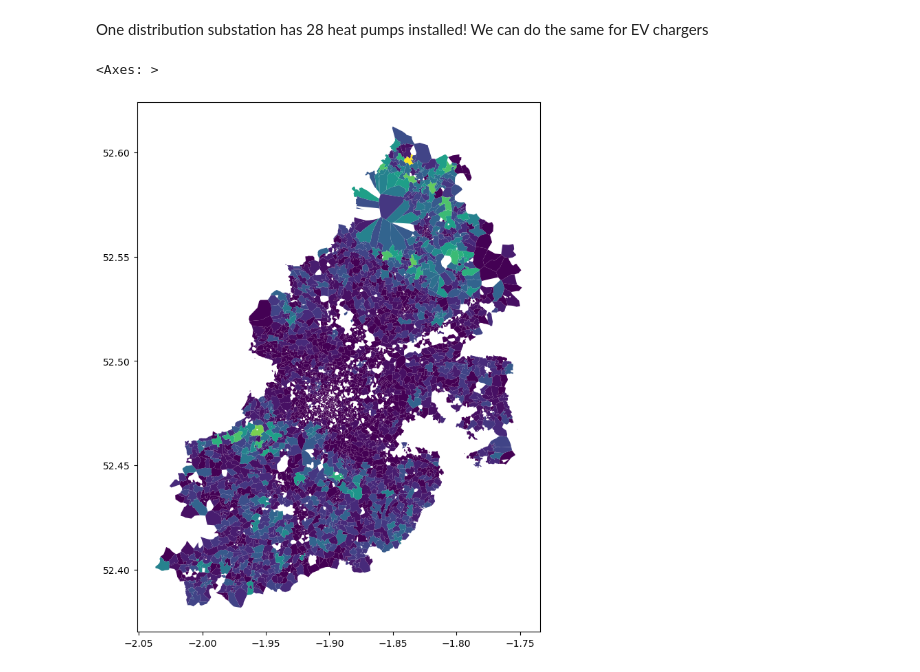
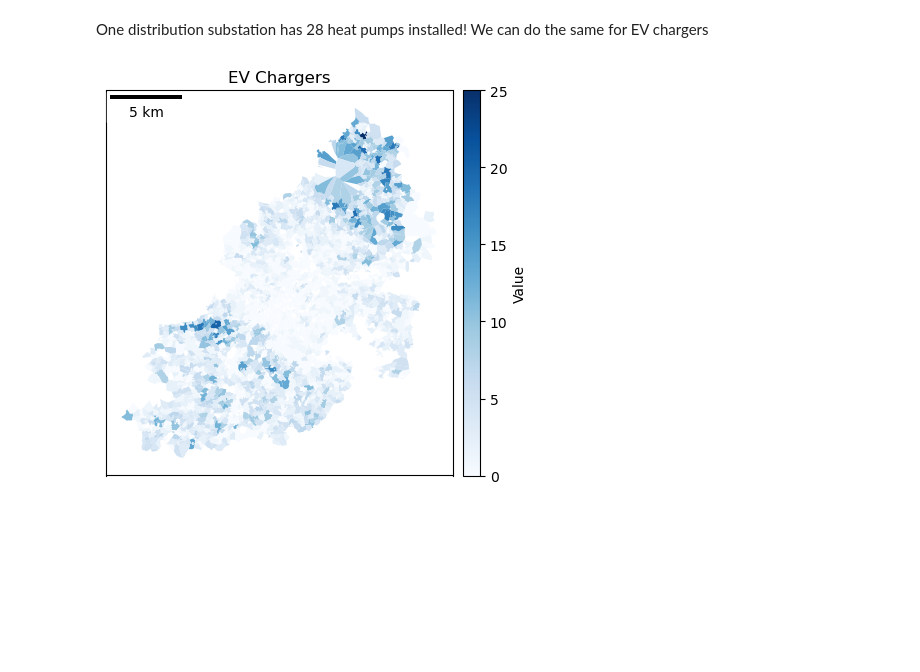
Before and after one commit to isaacflower/LCTMapping, a Jupyter notebook: dev/LCT_mapping.ipynb, the cells around one changed output. Saved outputs shown, nothing was run; the diff lists cells and outputs as text; code cells hidden in the pictures; blank space fills up the shorter version.

```diff
--- a/dev/LCT_mapping.ipynb
+++ b/dev/LCT_mapping.ipynb
@@ -227,8 +291,7 @@ Substation Number
 Name: Heat Pumps, Length: 2117, dtype: float64
 # %% [markdown]
 One distribution substation has 28 heat pumps installed! We can do the same for EV chargers
-# %%
-birmingham_lct.plot(figsize=(10, 10), column='EV Chargers')
-# %% [output]
-<Axes: >
-[figure, removed]
+# %%
+plot_geodataframe(gdf=birmingham_lct, column='EV Chargers', title='EV Chargers', output_file=False)
+# %% [output]
+[figure, added]
```
Also changed, not shown: parts of 4 cells of this notebook.
